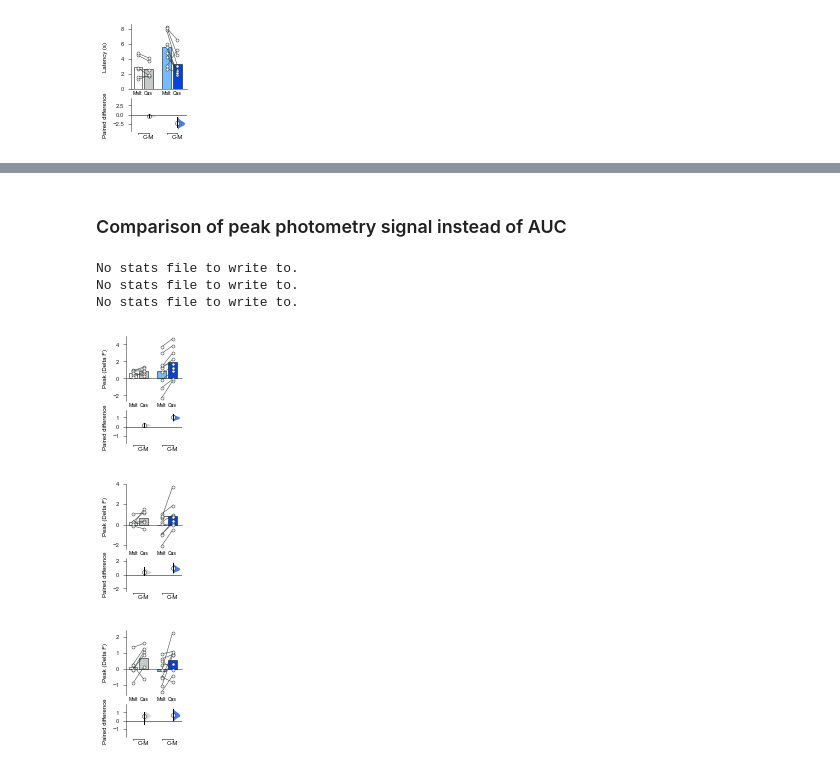
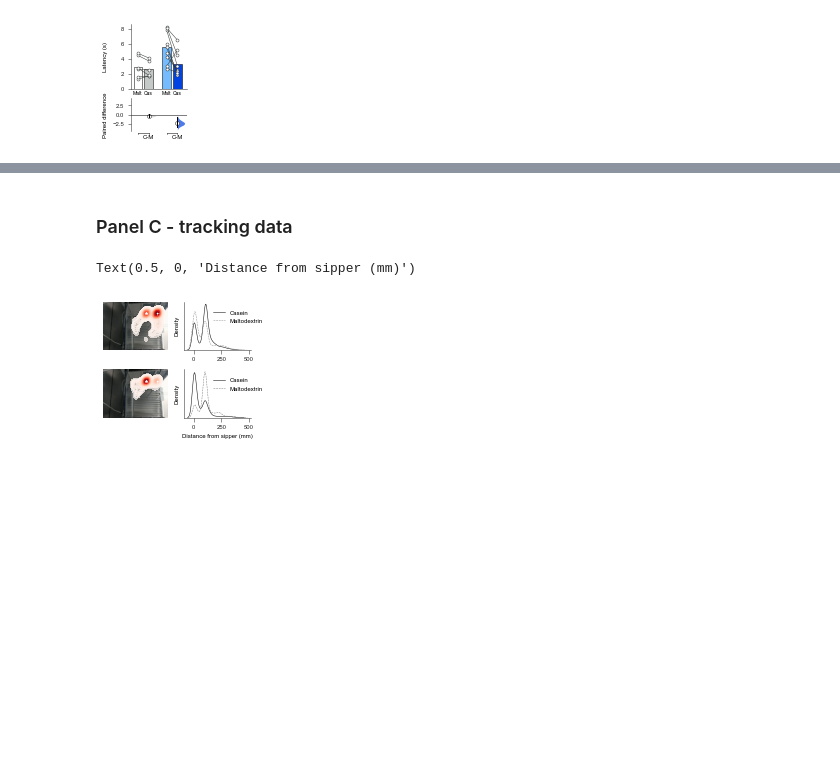
Before and after one commit to mccutcheonlab/PPP_analysis, a Jupyter notebook: notebooks/Figure 2.ipynb, the cells around one changed output, grey strips where cells are left out. Drawn from its saved outputs; the diff is of its cells as text; code cells hidden in the pictures; blank space fills up the shorter version.

```diff
--- a/notebooks/Figure 2.ipynb
+++ b/notebooks/Figure 2.ipynb
@@ -84,24 +56,32 @@ No stats file to write to.
-# %% [markdown]
-### Comparison of peak photometry signal instead of AUC
-# %%
-keys =  ['pref1_malt_peak', 'pref1_cas_peak']
-stats_args["sheet"] = "pref1_peaks"
-data, df = prep4estimationstats(df_photo, ["NR", "PR"], keys)
-f = barscatter_plus_estimation(data, df, ylabel="Peak (Delta F)", stats_args=stats_args)
-
-keys =  ['pref2_malt_peak', 'pref2_cas_peak']
-stats_args["sheet"] = "pref2_peaks"
-data, df = prep4estimationstats(df_photo, ["NR", "PR"], keys)
-f = barscatter_plus_estimation(data, df, ylabel="Peak (Delta F)", stats_args=stats_args)
-
-keys =  ['pref3_malt_peak', 'pref3_cas_peak']
-stats_args["sheet"] = "pref3_peaks"
-data, df = prep4estimationstats(df_photo, ["NR", "PR"], keys)
-f = barscatter_plus_estimation(data, df, ylabel="Peak (Delta F)", stats_args=stats_args)
-# %% [output]
-No stats file to write to.
-No stats file to write to.
-No stats file to write to.
-[figure, removed]
-[figure, removed]
-[figure, removed]
+# %% [markdown]
+### Panel C - tracking data
+# %%
+MASTERFOLDER = "../"
+
+pickle_in = "..\\video\\PPP_video_data.pickle"
+with open(pickle_in, "rb") as dill_file:
+    PPP_video_data = dill.load(dill_file)
+
+THRESHOLD=0.95
+# %%
+fig2C = plt.figure(figsize=(2.7, 2.3), constrained_layout=False)
+gs=fig2C.add_gridspec(nrows=2, ncols=2, left=0.13, right=0.9, top=0.9, bottom=0.2, wspace=0.215, hspace=0.4)
+
+img="..\\video\\PPP1-171017-081744_Eelke-171027-111329_Cam2.jpg"
+
+ax1 = fig2C.add_subplot(gs[0,0])
+plot_heatmap(PPP_video_data[4], ax=ax1, img=img, opacity=0.75, threshold=THRESHOLD)
+
+ax2 = fig2C.add_subplot(gs[1,0])
+plot_heatmap(PPP_video_data[0], ax=ax2, img=img, opacity=0.75, threshold=THRESHOLD)
+
+ax3 = fig2C.add_subplot(gs[0,1])
+plot_kde_representative(PPP_video_data[4], ax=ax3, colors=['k', 'xkcd:grey'], labels=False, threshold=THRESHOLD)
+ax3.set_xlabel("")
+
+ax4 = fig2C.add_subplot(gs[1,1])
+plot_kde_representative(PPP_video_data[0], ax=ax4, colors=['k', 'grey'], labels=False, threshold=THRESHOLD)
+ax4.set_xlabel("Distance from sipper (mm)")
+# %% [output]
+Text(0.5, 0, 'Distance from sipper (mm)')
+[figure, added]
```
Also changed, not shown: parts of 12 cells of this notebook, 34 other files.
